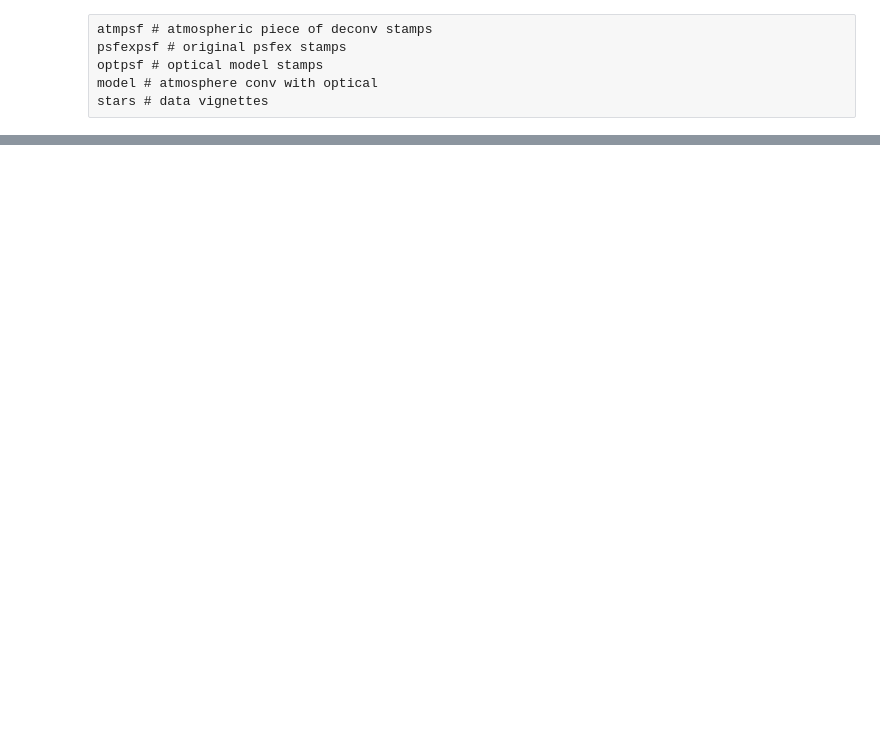
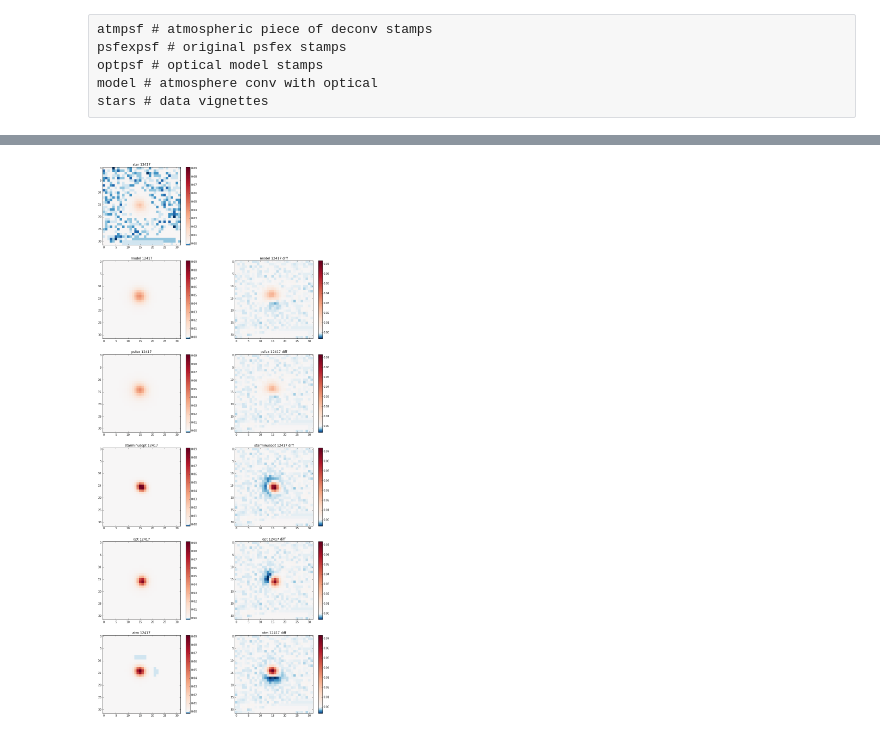
Before and after one commit to aaronroodman/DeconvolvePSF, a Jupyter notebook: 16_01_27__first_deconv_run.ipynb, the cells around one changed output, grey strips where cells are left out. Cells and saved outputs as stored; diff of their text form; code cells hidden in the pictures; blank space fills up the shorter version.

```diff
--- a/16_01_27__first_deconv_run.ipynb
+++ b/16_01_27__first_deconv_run.ipynb
@@ -242,22 +443,3 @@ psfexpsf # original psfex stamps
 optpsf # optical model stamps
 model # atmosphere conv with optical
 stars # data vignettes
-# %%
-def view_stars(indx):
-    nrows = 2
-    ncols = 3
-    fig, axs = plt.subplots(nrows=nrows, ncols=ncols, figsize=(8 * ncols, 6 * nrows))
-    names = ['star', 'model', 'psfex', 'opt', 'atm']
-    stamps = [stars, model, psfexpsf, optpsf, atmpsf]
-    for ith, name, stamp in zip(range(len(names)), names, stamps):
-        ax = axs.flatten()[ith]
-        star = stamp[indx].copy()
-        star = np.where(star < -1e10, 0, star)
-        star /= star.sum()
-#         star = np.log10(star)
-        IM = ax.imshow(star, cmap=plt.cm.RdBu_r)
-        fig.colorbar(IM, ax=ax)
-        ax.set_title('{0} {1}'.format(name, indx))
-    # have an extra!
-    axs.flatten()[-1].set_axis_off()
-ipywidgets.interact(view_stars, indx=(0, len(stars), 1))
@@ -263,0 +498,68 @@ ipywidgets.interact(view_stars, indx=(0, len(stars), 1))
+# %%
+def view_stars(indx):
+    names = ['star', 'model', 'psfex', 'starminusopt', 'opt', 'atm']
+    stamps = [stars, model, psfexpsf, starminusopt, optpsf, atmpsf]
+
+#     names += ['opt', 'atm']
+#     stamps += [optpsf, atmpsf]
+
+#     names += ['opt', 'opt_load', 'atm', 'atm_load']
+#     stamps += [optpsf, optpsf_load, atmpsf, atmpsf_load]
+
+    nrows = len(names)
+    ncols = 2
+    fig, axs = plt.subplots(nrows=nrows, ncols=ncols, figsize=(8 * ncols, 6 * nrows))
+
+    stars_plot = []
+    stars_cbar = []
+    stars_diff_plot = []
+    stars_diff_cbar = []
+    for ith, name, stamp in zip(range(len(names)), names, stamps):
+        star = stamp[indx].copy()
+        if 'starminusopt' == name:
+            star = star[15:47, 15:47]
+        star = np.where(star < -1e10, 0, star)
+        star /= np.abs(star).sum()
+
+        stars_cbar += [star.flatten()]
+        stars_plot += [star]
+
+        stars_diff_plot.append(star - stars_plot[0])
+        if name != 'star':
+            stars_diff_cbar.append(stars_diff_plot[-1].flatten())
+
+    stars_cbar = np.hstack(stars_cbar)
+    stars_diff_cbar = np.hstack(stars_diff_cbar)
+
+
+    a = np.percentile(stars_cbar, 0)
+    b = np.percentile(stars_cbar, 100)
+    c = 0
+    midpoint = (c - a) / (b - a)
+    cmap = WF.shiftedColorMap(plt.cm.RdBu_r, midpoint=midpoint)
+
+    a_diff = np.percentile(stars_diff_cbar, 0)
+    b_diff = np.percentile(stars_diff_cbar, 100)
+    c_diff = 0
+    midpoint_diff = (c_diff - a_diff) / (b_diff - a_diff)
+    cmap_diff = WF.shiftedColorMap(plt.cm.RdBu_r, midpoint=midpoint_diff)
+
+    for ith, name, stamp, stamp_diff in zip(range(len(names)), names, stars_plot, stars_diff_plot):
+        ax = axs.flatten()[ith * 2]
+        IM = ax.imshow(stamp, cmap=cmap, vmin=a, vmax=b, interpolation='none')
+        fig.colorbar(IM, ax=ax)
+        ax.set_title('{0} {1}'.format(name, indx))
+
+        # plot difference
+        ax = axs.flatten()[ith * 2 + 1]
+        if name == 'star':
+            ax.set_axis_off()
+        else:
+            IM = ax.imshow(stamp_diff, cmap=cmap_diff, vmin=a_diff, vmax=b_diff, interpolation='none')
+            fig.colorbar(IM, ax=ax)
+            ax.set_title('{0} {1} diff'.format(name, indx))
+
+    keys_view_stars = ['SNR_WIN', 'x', 'y']
+    print(df_in.iloc[indx][keys_view_stars])
+ipywidgets.interact(view_stars, indx=(0, len(df_in), 1))
+# %% [output]
@@ -263,0 +571 @@ ipywidgets.interact(view_stars, indx=(0, len(stars), 1))
+[figure, added]
```
Also changed, not shown: parts of 21 cells of this notebook.
